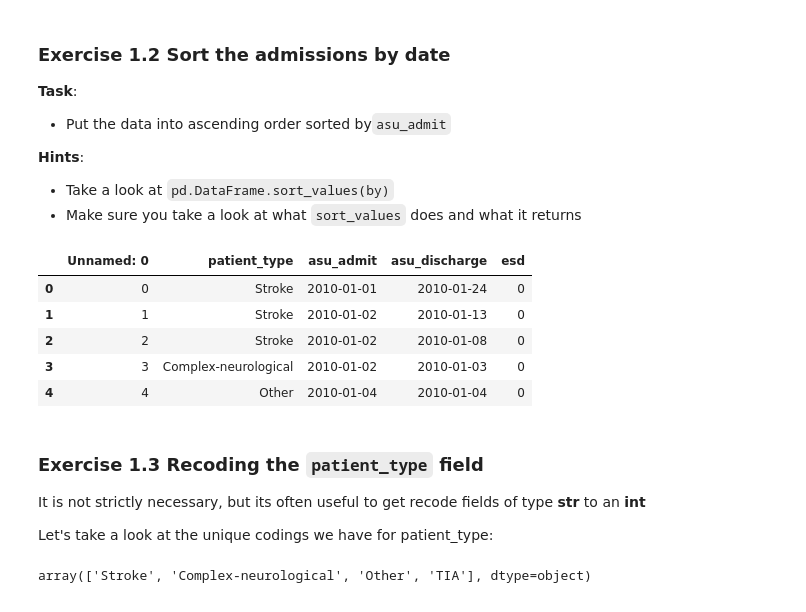
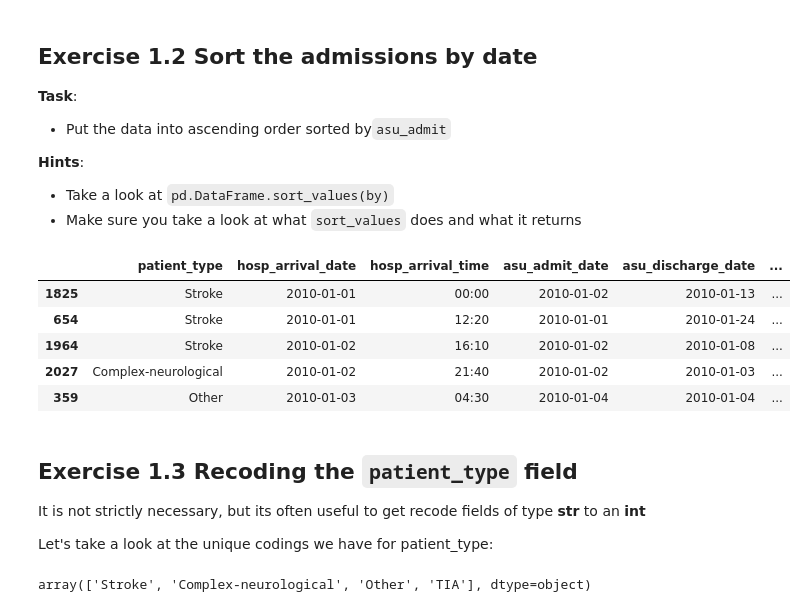
Before and after one commit to health-data-science-OR/stochastic_systems, a Jupyter notebook: labs/simulation/lab2/simulation_lab2_inputmodelling_SOLUITONS.ipynb, the cells around one changed output. Saved outputs shown, nothing was run; the diff lists cells and outputs as text; code cells hidden in the pictures.

```diff
--- a/labs/simulation/lab2/simulation_lab2_inputmodelling_SOLUITONS.ipynb
+++ b/labs/simulation/lab2/simulation_lab2_inputmodelling_SOLUITONS.ipynb
@@ -40,3 +101,13 @@ acute_strokes.shape
+# %%
+#example answer
+
+date_fields = ['hosp_arrival_date',
+               'asu_admit_date',
+               'asu_discharge_date',
+               'hosp_discharge_date']
+
+for field in date_fields:
+    acute_strokes[field] = pd.to_datetime(acute_strokes[field], dayfirst=True)
 # %%
 acute_strokes.head()
 # %% [output]
@@ -80,6 +119,0 @@ The date fields as-is are not suitable for analysis in python. Before we can do
-# %%
-#example answer
-acute_strokes['asu_admit'] = pd.to_datetime(acute_strokes['asu_admit'],
-                                                dayfirst=True)
-acute_strokes['asu_discharge'] = pd.to_datetime(acute_strokes['asu_discharge'],
-                                                dayfirst=True)
@@ -94,0 +120,3 @@ acute_strokes.head()
+# %%
+acute_strokes['hosp_arrival_dt'] = pd.to_datetime(acute_strokes['hosp_arrival_date'].astype('str') + ' ' + acute_strokes['hosp_arrival_time'])
+acute_strokes.head()
@@ -94,0 +130,3 @@ acute_strokes.head()
+# %%
+acute_strokes['hosp_discharge_dt'] = pd.to_datetime(acute_strokes['hosp_discharge_date'].astype('str') + ' ' + acute_strokes['hosp_discharge_time'])
+acute_strokes.head()
@@ -110,5 +160,5 @@ memory usage: 89.1+ KB
 # %% [markdown]
-### **Exercise 1.2** Sort the admissions by date
+## **Exercise 1.2** Sort the admissions by date
 
 **Task**:
 * Put the data into ascending order sorted by`asu_admit`
@@ -120,17 +170,17 @@ memory usage: 89.1+ KB
 #your code here ...
 # %%
 #example answer
-acute_strokes = acute_strokes.sort_values(by='asu_admit')
+acute_strokes = acute_strokes.sort_values(by='hosp_arrival_dt')
 acute_strokes.head()
 # %% [output]
-|  | Unnamed: 0 | patient_type | asu_admit | asu_discharge | esd |
-| 0 | 0 | Stroke | 2010-01-01 | 2010-01-24 | 0 |
-| 1 | 1 | Stroke | 2010-01-02 | 2010-01-13 | 0 |
-| 2 | 2 | Stroke | 2010-01-02 | 2010-01-08 | 0 |
-| 3 | 3 | Complex-neurological | 2010-01-02 | 2010-01-03 | 0 |
-| 4 | 4 | Other | 2010-01-04 | 2010-01-04 | 0 |
+|  | patient_type | hosp_arrival_date | hosp_arrival_time | asu_admit_date | asu_discharge_date | ... |
+| 1825 | Stroke | 2010-01-01 | 00:00 | 2010-01-02 | 2010-01-13 | ... |
+| 654 | Stroke | 2010-01-01 | 12:20 | 2010-01-01 | 2010-01-24 | ... |
+| 1964 | Stroke | 2010-01-02 | 16:10 | 2010-01-02 | 2010-01-08 | ... |
+| 2027 | Complex-neurological | 2010-01-02 | 21:40 | 2010-01-02 | 2010-01-03 | ... |
+| 359 | Other | 2010-01-03 | 04:30 | 2010-01-04 | 2010-01-04 | ... |
 # %% [markdown]
-### **Exercise 1.3** Recoding the `patient_type` field
+## **Exercise 1.3** Recoding the `patient_type` field
 
 It is not strictly necessary, but its often useful to get recode fields of type **str** to an **int**
 
```
Also changed, not shown: parts of 65 cells of this notebook, 3 other files.
